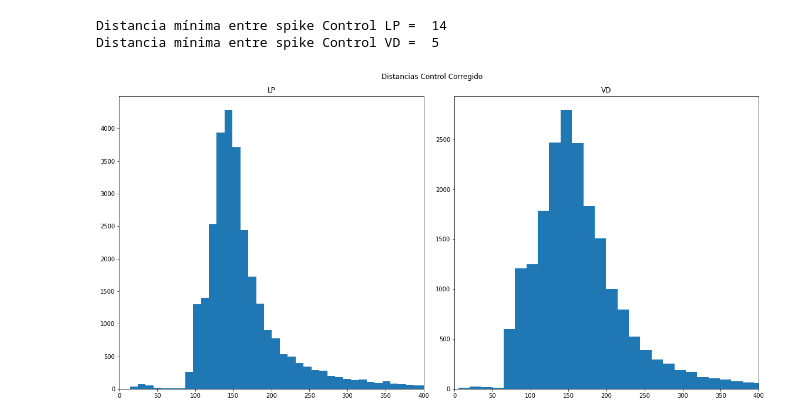
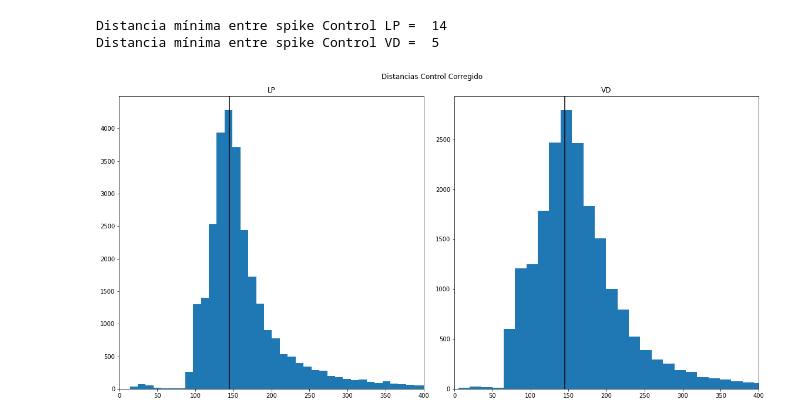
Before and after one commit to glorelvalle/mucd-mg, a Jupyter notebook: ti/analisis_datos.ipynb, the cells around one changed output. Drawn from its saved outputs; the diff is of its cells as text; code cells hidden in the pictures.

```diff
--- a/ti/analisis_datos.ipynb
+++ b/ti/analisis_datos.ipynb
@@ -242,16 +252,18 @@ Distancia mínima entre spike Control VD =  5
 # %%
 fig, (ax1, ax2) = plt.subplots(1, 2)
 fig.set_size_inches(16, 8)
 fig.suptitle('Distancias Control Corregido')
 
 ax1.hist(control_lp_distances,bins=2000)
+ax1.axvline(x=145, color='k')
 ax1.set_xlim((0, 400))
 ax1.set_title("LP")
 
 ax2.hist(control_vd_distances,bins=2000)
 ax2.set_title("VD")
+ax2.axvline(x=145, color='k')
 ax2.set_xlim((0, 400))
 
 fig.tight_layout()
 # %% [output]
-[figure, old version]
+[figure, new version]
```
Also changed, not shown: parts of 11 cells of this notebook.
